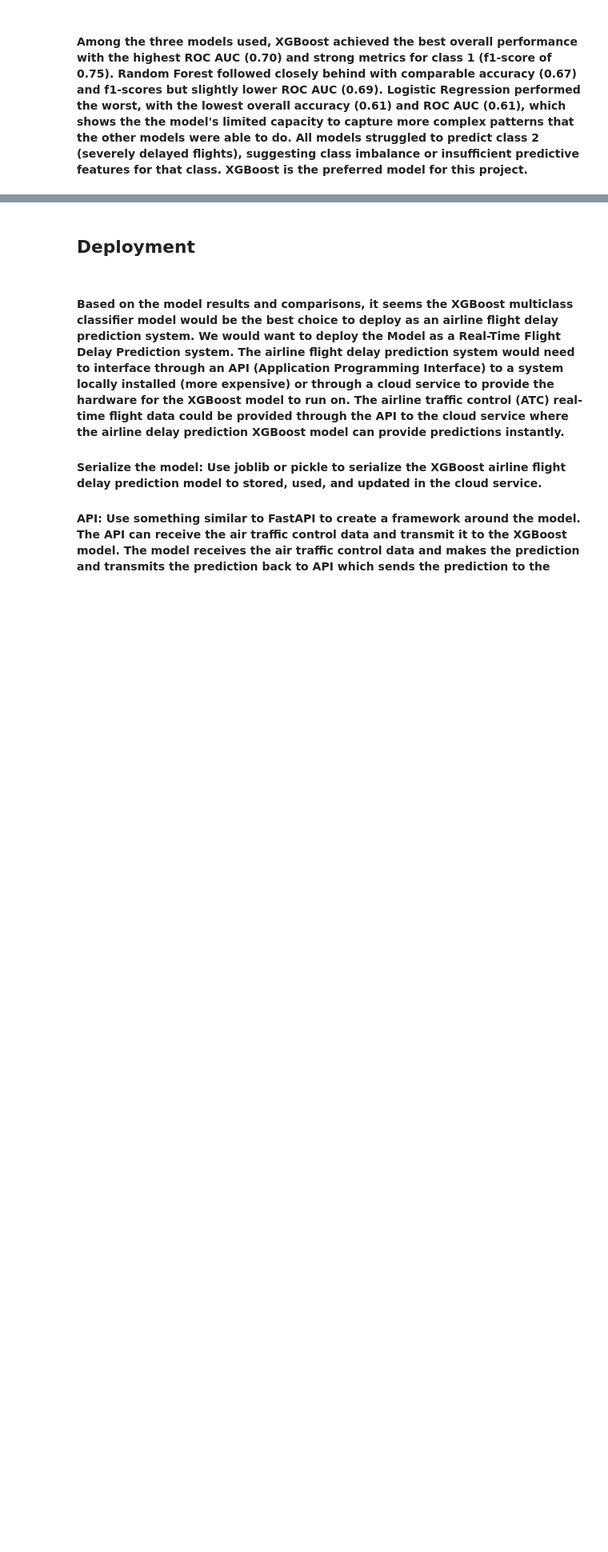
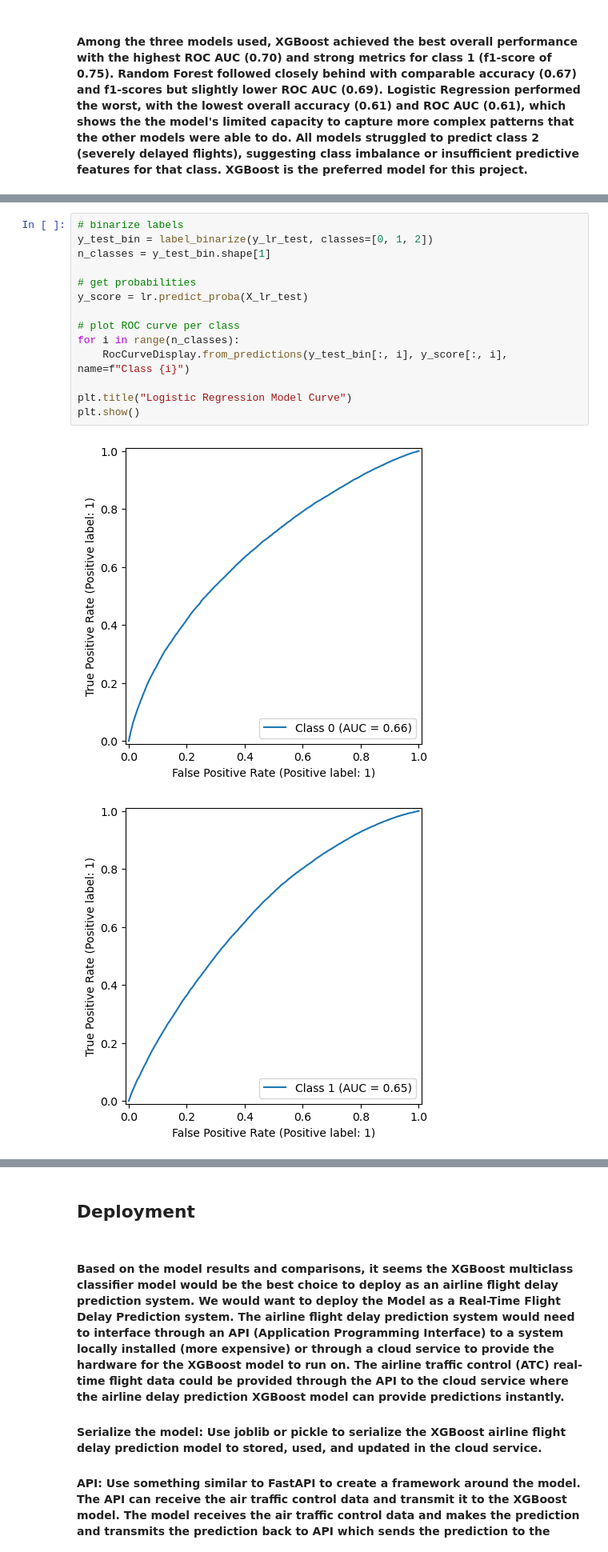
Before and after one commit to jbaxterusd/AAI510-FP-GRP1, a Jupyter notebook: fpd1.0.ipynb, the cells around one changed output, grey strips where cells are left out. Shown at 80% size. Cells and saved outputs as stored; diff of their text form; blank space fills up the shorter version.

```diff
--- a/fpd1.0.ipynb
+++ b/fpd1.0.ipynb
@@ -491,0 +500,17 @@ XGBoost: ROC AUC (ovr): 0.7024903515794202
+# %%
+# binarize labels
+y_test_bin = label_binarize(y_lr_test, classes=[0, 1, 2])
+n_classes = y_test_bin.shape[1]
+
+# get probabilities
+y_score = lr.predict_proba(X_lr_test)
+
+# plot ROC curve per class
+for i in range(n_classes):
+    RocCurveDisplay.from_predictions(y_test_bin[:, i], y_score[:, i], name=f"Class {i}")
+
+plt.title("Logistic Regression Model Curve")
+plt.show()
+# %% [output]
+[figure, added]
+[figure, added]
```
Also changed, not shown: parts of 8 cells of this notebook.
